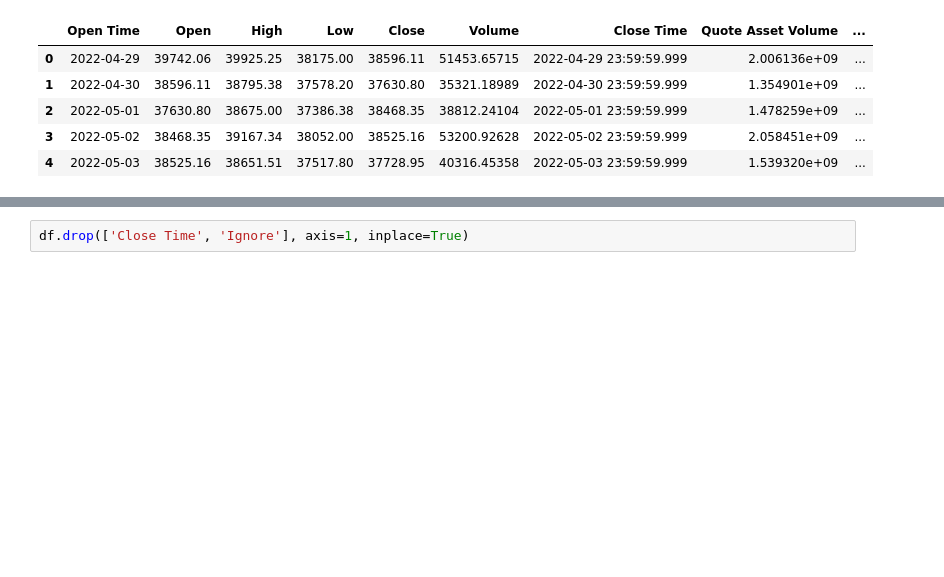
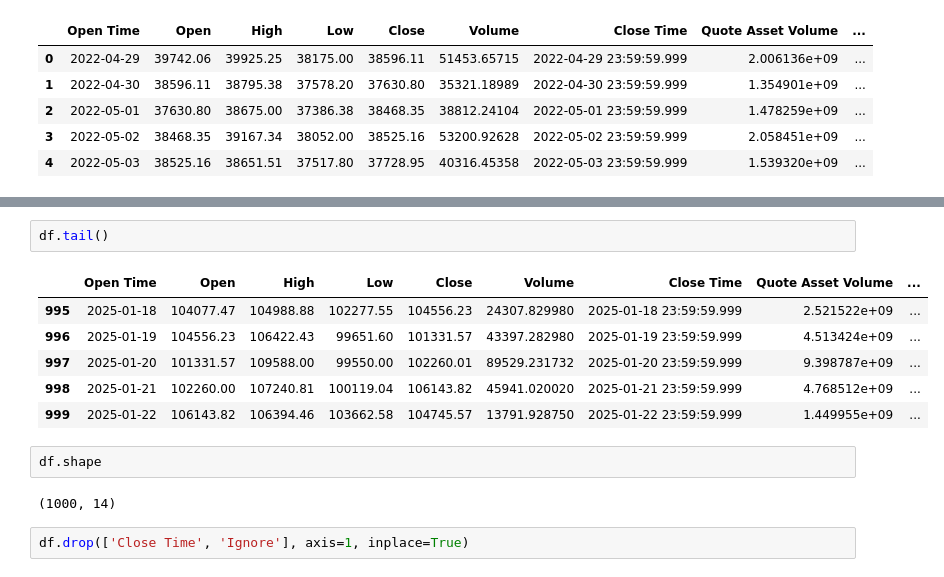
Before and after one commit to zabih1/CryptoForecasting, a Jupyter notebook: Notebook/practice.ipynb, the cells around one changed output, grey strips where cells are left out. Cells and saved outputs as stored; diff of their text form; blank space fills up the shorter version.

```diff
--- a/Notebook/practice.ipynb
+++ b/Notebook/practice.ipynb
@@ -19,3 +28,16 @@ df.head()
+# %%
+df.tail()
+# %% [output]
+|  | Open Time | Open | High | Low | Close | Volume | Close Time | Quote Asset Volume | ... |
+| 995 | 2025-01-18 | 104077.47 | 104988.88 | 102277.55 | 104556.23 | 24307.829980 | 2025-01-18 23:59:59.999 | 2.521522e+09 | ... |
+| 996 | 2025-01-19 | 104556.23 | 106422.43 | 99651.60 | 101331.57 | 43397.282980 | 2025-01-19 23:59:59.999 | 4.513424e+09 | ... |
+| 997 | 2025-01-20 | 101331.57 | 109588.00 | 99550.00 | 102260.01 | 89529.231732 | 2025-01-20 23:59:59.999 | 9.398787e+09 | ... |
+| 998 | 2025-01-21 | 102260.00 | 107240.81 | 100119.04 | 106143.82 | 45941.020020 | 2025-01-21 23:59:59.999 | 4.768512e+09 | ... |
+| 999 | 2025-01-22 | 106143.82 | 106394.46 | 103662.58 | 104745.57 | 13791.928750 | 2025-01-22 23:59:59.999 | 1.449955e+09 | ... |
+# %%
+df.shape
+# %% [output]
+(1000, 14)
 # %%
 df.drop(['Close Time', 'Ignore'], axis=1, inplace=True)
 # %%
```
Also changed, not shown: parts of 5 cells of this notebook, 24 other files.
